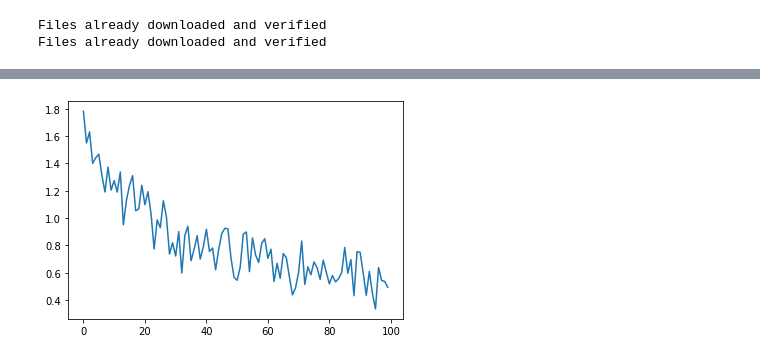
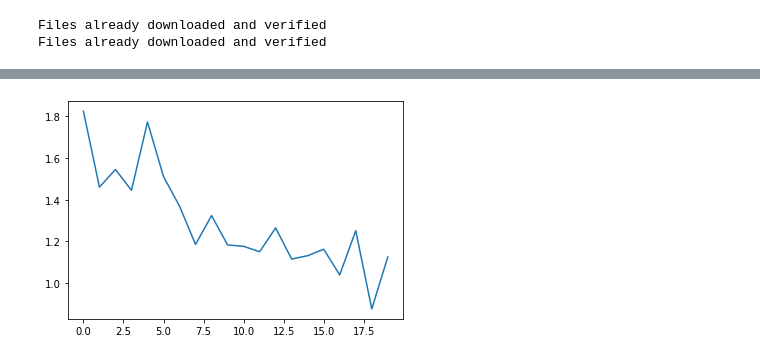
Before and after one commit to Arpitkamal/Deep-Learning--108--Convolutional-Neural-Netwokr, a Jupyter notebook: PyTorchCNN.ipynb, the cells around one changed output, grey strips where cells are left out. Drawn from its saved outputs; the diff is of its cells as text; code cells hidden in the pictures.

```diff
--- a/PyTorchCNN.ipynb
+++ b/PyTorchCNN.ipynb
@@ -466,7 +467,7 @@ opt = optim.Adam(net.parameters(),lr=0.001, betas=(0.9, 0.999), eps=1e-08, weigh
 # %%
 %%time
 loss_epoch_arr_v1 = []
-max_epochs = 100
+max_epochs = 20
 
 for epoch in range(max_epochs):
 
@@ -509 +513 @@ Epoch: 99/100, Test acc: 56.96, Train acc: 83.13
-[figure, old version]
+[figure, new version]
```
Also changed, not shown: parts of 31 cells of this notebook.
